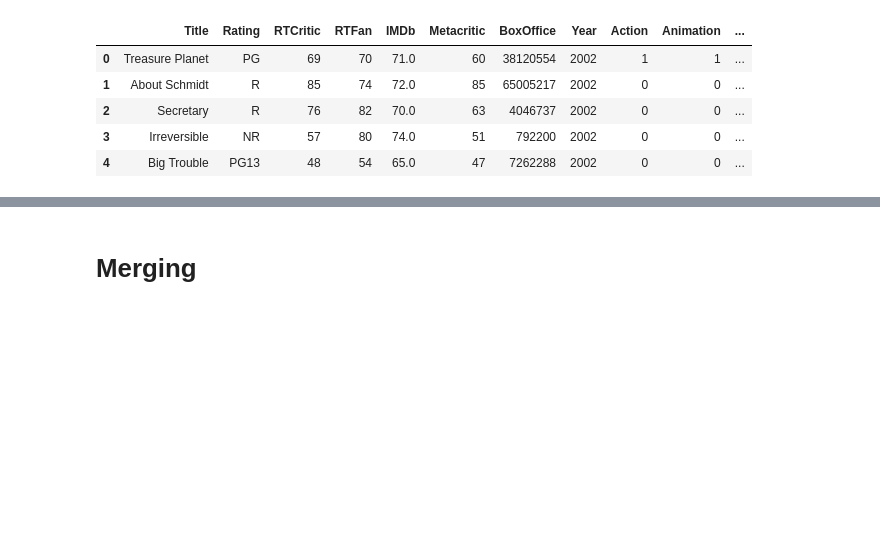
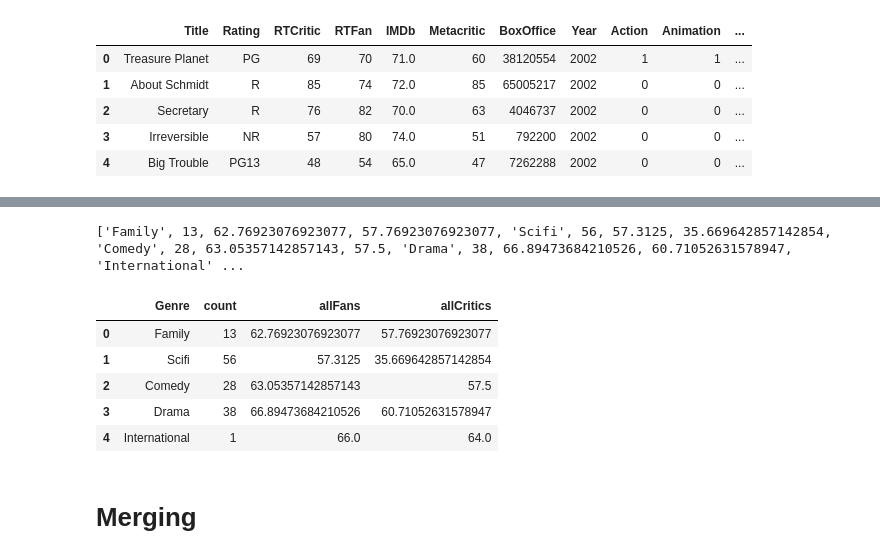
Before and after one commit to gqfiddler/movieRatings, a Jupyter notebook: Critical vs Popular Movie Ratings.ipynb, the cells around one changed output, grey strips where cells are left out. Cells and saved outputs as stored; diff of their text form; code cells hidden in the pictures; blank space fills up the shorter version.

Commit message:
finished genre dataframe

```diff
--- a/Critical vs Popular Movie Ratings.ipynb
+++ b/Critical vs Popular Movie Ratings.ipynb
@@ -22,3 +34,24 @@ movies_df.head()
+# %%
+genre_ratings = []
+genre_titles = list(movies_df)[10:19]
+for genre_title in genre_titles:
+    genre_ratings.extend( [
+        genre_title,
+        len(movies_df[movies_df[genre_title]==1]),
+        movies_df[movies_df[genre_title]==1]["allFans"].mean(),
+        movies_df[movies_df[genre_title]==1]["allCritics"].mean()
+        ])
+print(genre_ratings)
+genre_df = pd.DataFrame(np.array(genre_ratings).reshape(9,4), columns = ["Genre","count", "allFans", "allCritics"])
+genre_df.head()
+# %% [output]
+['Family', 13, 62.76923076923077, 57.76923076923077, 'Scifi', 56, 57.3125, 35.669642857142854, 'Comedy', 28, 63.05357142857143, 57.5, 'Drama', 38, 66.89473684210526, 60.71052631578947, 'International' ...
+|  | Genre | count | allFans | allCritics |
+| 0 | Family | 13 | 62.76923076923077 | 57.76923076923077 |
+| 1 | Scifi | 56 | 57.3125 | 35.669642857142854 |
+| 2 | Comedy | 28 | 63.05357142857143 | 57.5 |
+| 3 | Drama | 38 | 66.89473684210526 | 60.71052631578947 |
+| 4 | International | 1 | 66.0 | 64.0 |
 # %% [markdown]
 # Merging
 # %%
```
Also changed, not shown: parts of 2 cells of this notebook.
